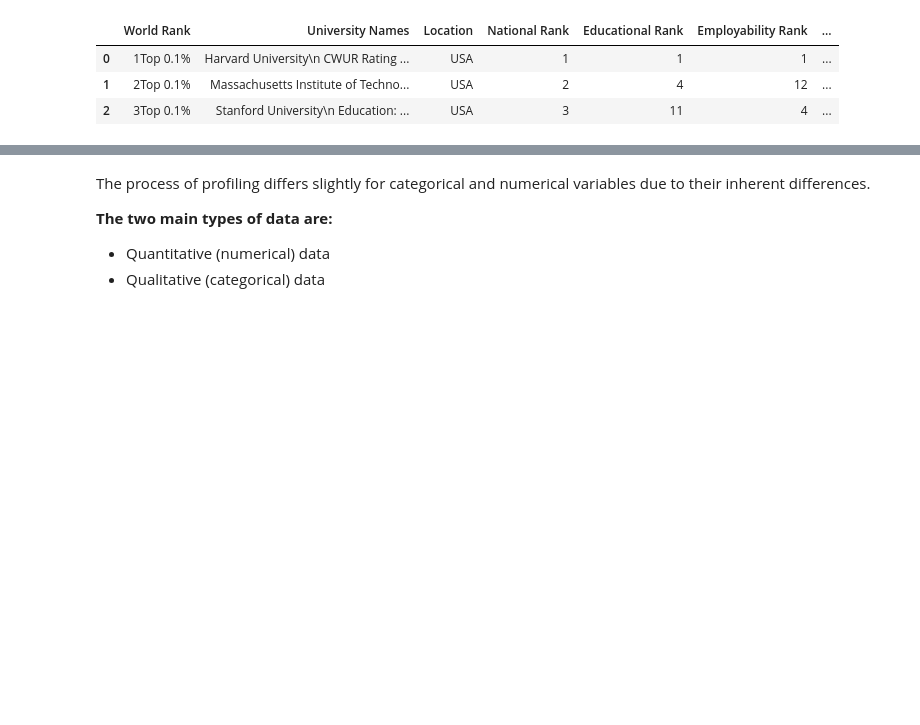
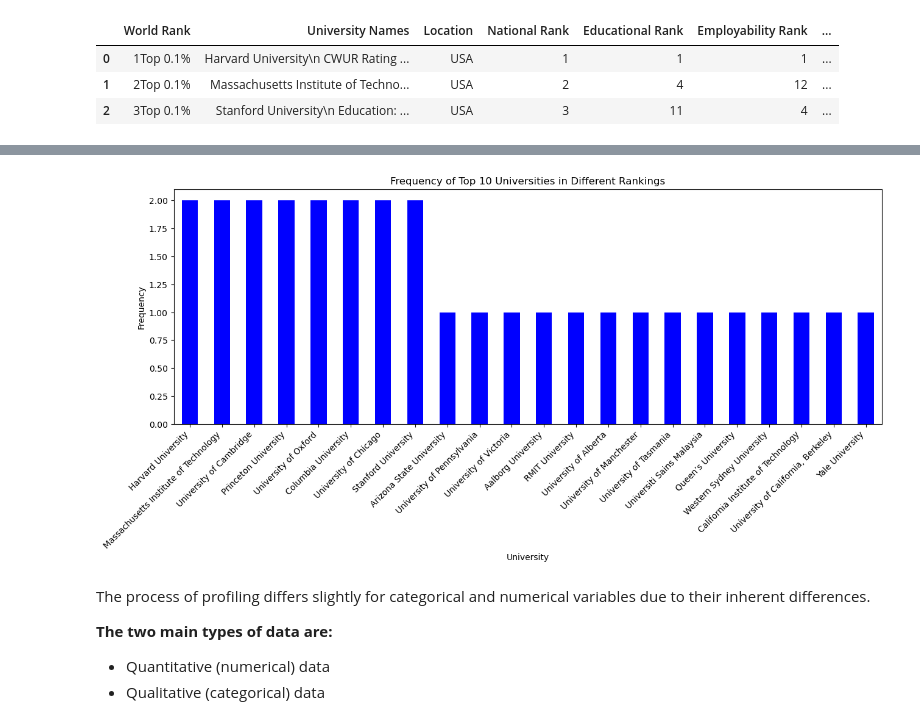
Before and after one commit to Tuwaiq-DS-ML-bootcamp-V-8/Usecase-3-Project-2, a Jupyter notebook: EDA explain template.ipynb, the cells around one changed output, grey strips where cells are left out. Saved outputs shown, nothing was run; the diff lists cells and outputs as text; code cells hidden in the pictures; blank space fills up the shorter version.

```diff
--- a/EDA explain template.ipynb
+++ b/EDA explain template.ipynb
@@ -302,3 +274,22 @@ word_rank.head(3)
+# %%
+#-- NOTE THIS IS NOT THE FINAL ANSWER WE SHOULD APPLY DATA CLEANING AND PREPROCESSING THEN WE WILL GET THE FINAL ANSWER --#
+
+# Concatenate the top 10 universities from each ranking into a single series
+all_in_one_col = pd.concat([best_10_shanghai, best_10_times, best_10_word], ignore_index=True)
+
+# Remove any text within parentheses from the university names (shortcut or city name)
+all_in_one_col = all_in_one_col.apply(lambda x: re.sub(r'\s*\(.*?\)', '', x))
+
+# Plot the frequency of each university in the combined series
+plt.figure(figsize=(15, 5))
+all_in_one_col.value_counts().plot(kind='bar', color='blue')
+plt.title('Frequency of Top 10 Universities in Different Rankings')
+plt.xlabel('University')
+plt.ylabel('Frequency')
+plt.xticks(rotation=45, ha='right')
+plt.show()
+# %% [output]
+[figure, added]
 # %% [markdown]
 The process of profiling differs slightly for categorical and numerical variables due to their inherent differences.
 
```
Also changed, not shown: parts of 11 cells of this notebook.
